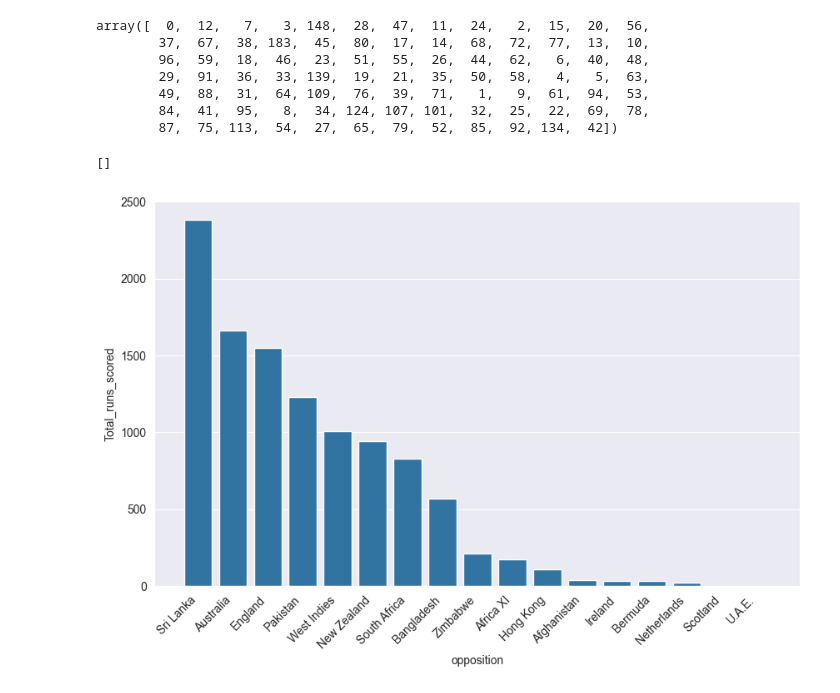
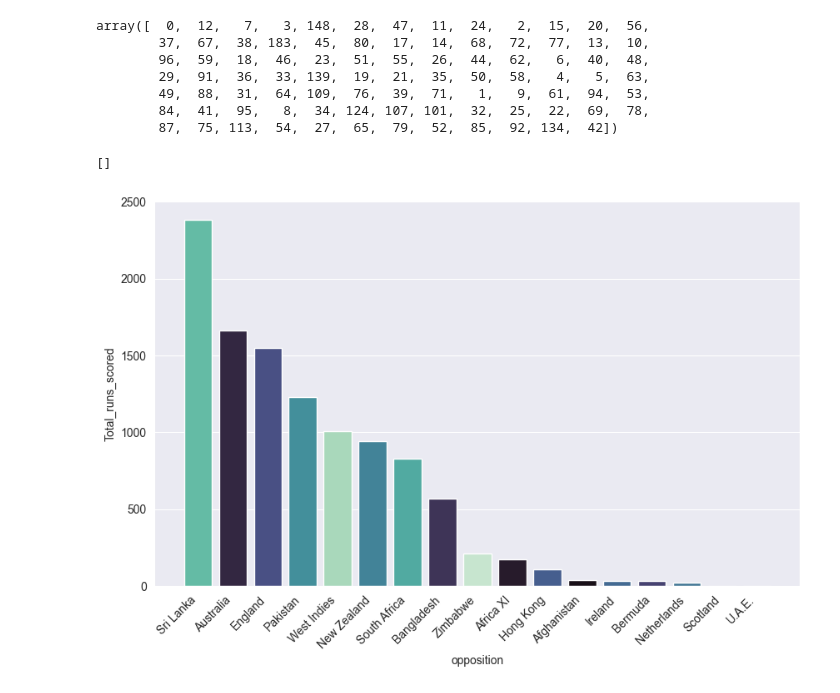
Before and after one commit to gpgaikwad576/DAIAugust2025, a Jupyter notebook: Python/Anurag/Data Analysis/days/day2/matches.ipynb, the cells around one changed output. Saved outputs shown, nothing was run; the diff lists cells and outputs as text; code cells hidden in the pictures.

```diff
--- a/Python/Anurag/Data Analysis/days/day2/matches.ipynb
+++ b/Python/Anurag/Data Analysis/days/day2/matches.ipynb
@@ -164,10 +164,10 @@ array([  0,  12,   7,   3, 148,  28,  47,  11,  24,   2,  15,  20,  56,
 # %%
 plt.figure(figsize=(10,6))
 x_grouped=df.groupby('opposition')['runs_scored'].sum().to_frame("Total_runs_scored")
 order=x_grouped.sort_values(by='Total_runs_scored',ascending=False).index
-sns.barplot(x=x_grouped.index,y=x_grouped['Total_runs_scored'],order=order)
+sns.barplot(x=x_grouped.index,y=x_grouped['Total_runs_scored'],order=order,hue=x_grouped.index,legend=False,palette='mako')
 plt.xticks(rotation=45,ha='right')
 plt.plot()
 # %% [output]
 []
-[figure, old version]
+[figure, new version]
```
Also changed, not shown: parts of 5 cells of this notebook, 14 other files.
